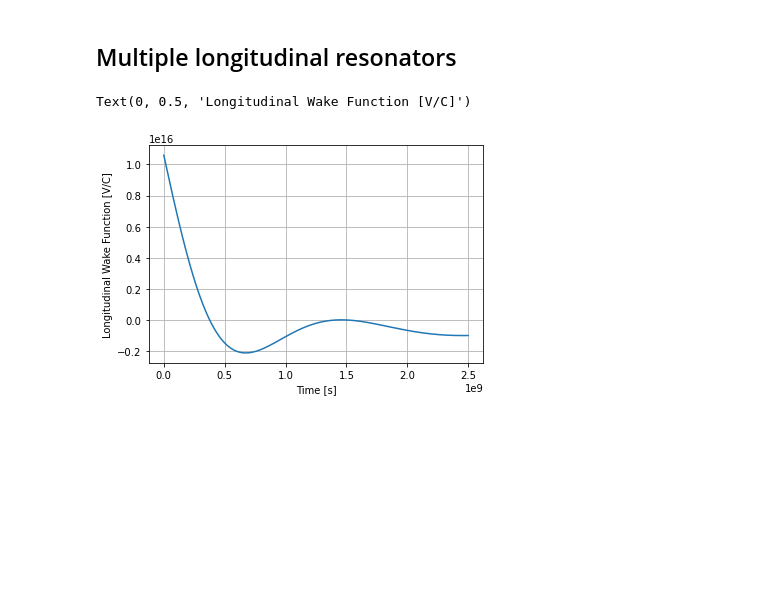
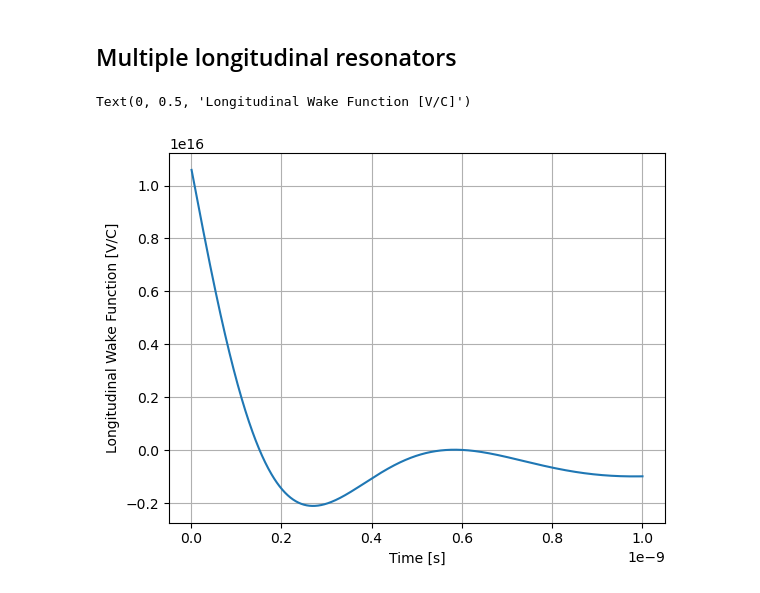
Before and after one commit to SebastienJoly/GARFIELD, a Jupyter notebook: examples/example_resonator_formulas.ipynb, the cells around one changed output. Cells and saved outputs as stored; diff of their text form; code cells hidden in the pictures; blank space fills up the shorter version.

```diff
--- a/examples/example_resonator_formulas.ipynb
+++ b/examples/example_resonator_formulas.ipynb
@@ -89,15 +89,15 @@ Text(0, 0.5, 'Transverse Wake Function [V/C/m]')
 # %%
 dict_resonators_parameters = {
     1: [1e6, 1, 1.5e9],
     2: [2e6, 5, 5e8]
 }
 
 times = np.linspace(1e-12, 1e-9, 1000)
 plt.figure()
-plt.plot(freq, n_Resonator_longitudinal_wake(times, dict_resonators_parameters))
+plt.plot(times, n_Resonator_longitudinal_wake(times, dict_resonators_parameters))
 plt.grid()
 plt.xlabel("Time [s]")
 plt.ylabel("Longitudinal Wake Function [V/C]")
 # %% [output]
 Text(0, 0.5, 'Longitudinal Wake Function [V/C]')
-[figure, old version]
+[figure, new version]
```
Also changed, not shown: parts of 4 cells of this notebook.
